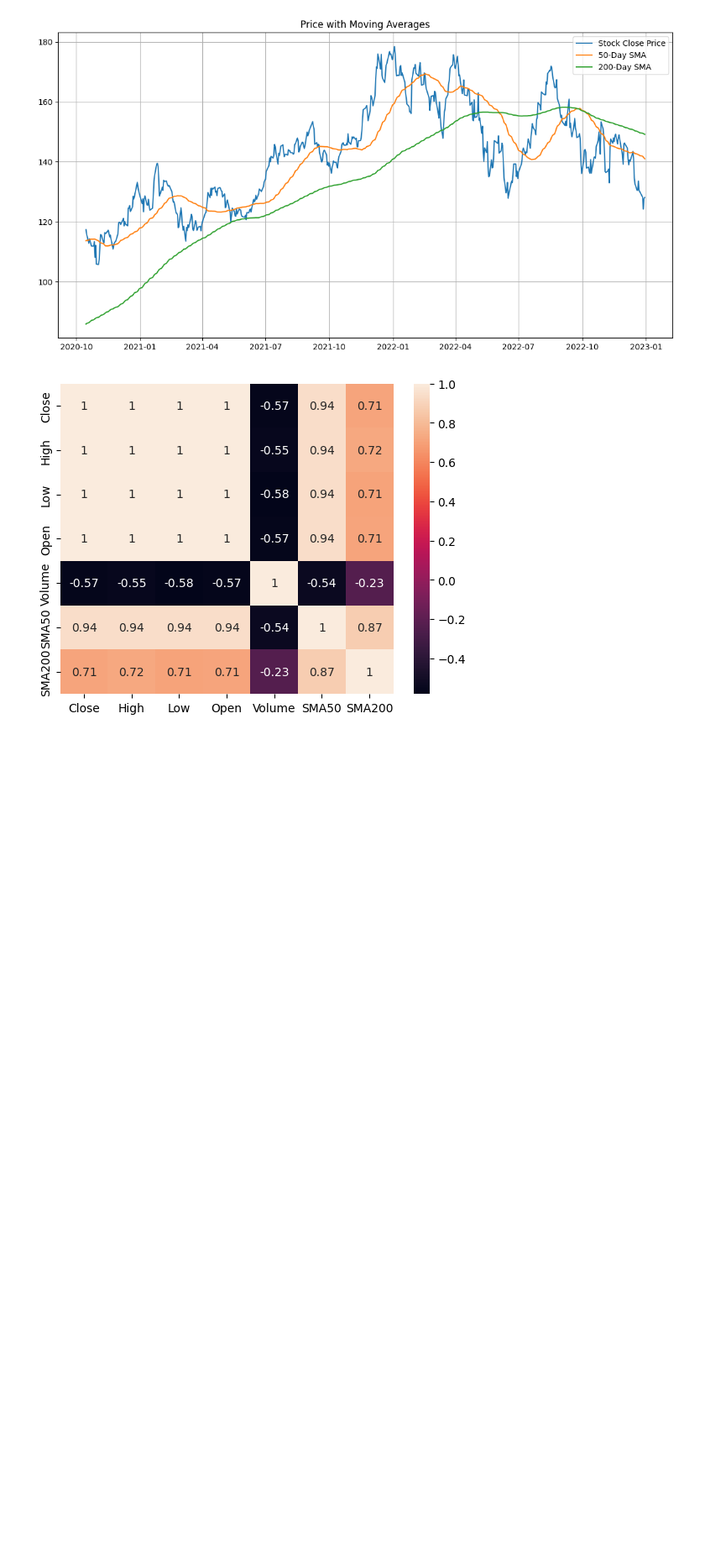
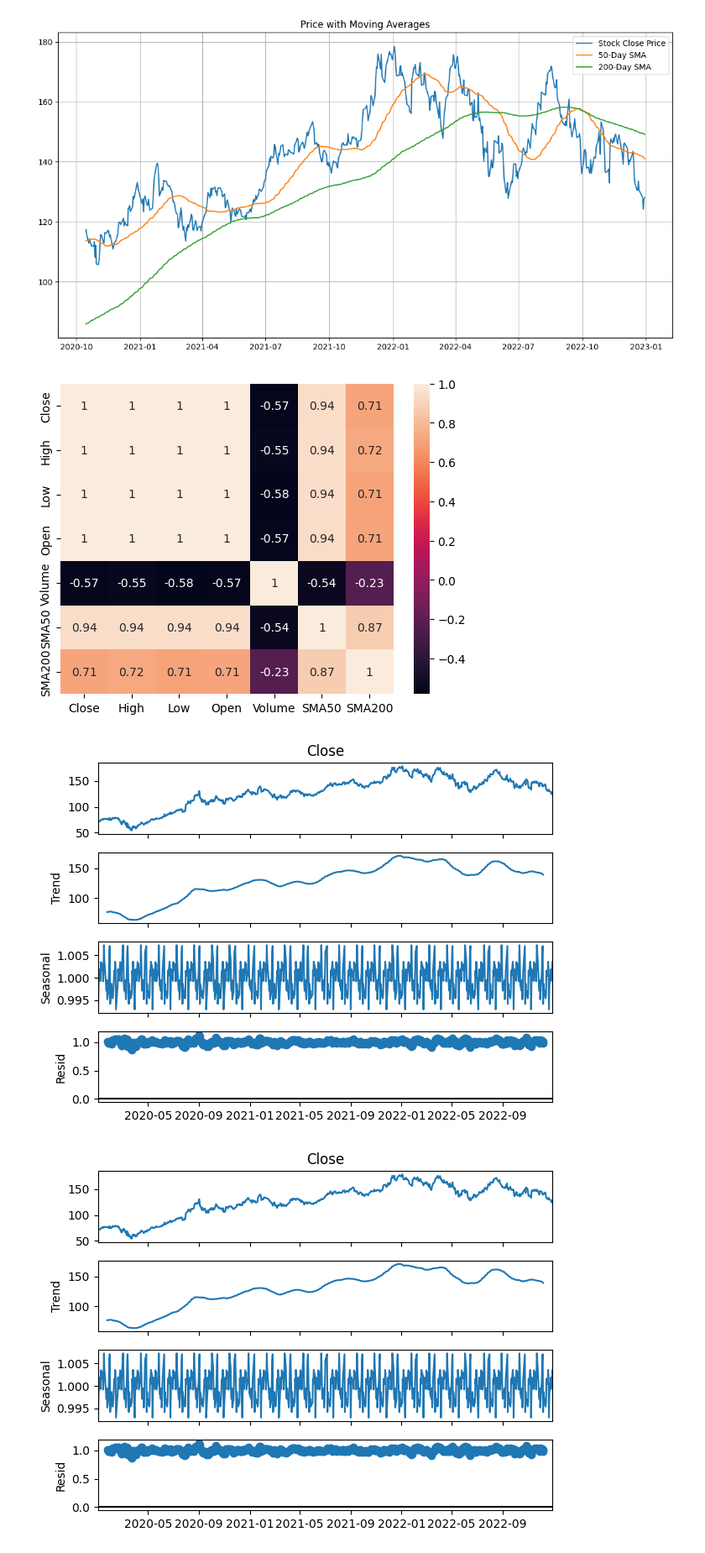
Before and after one commit to juanLude/backtesting_kangaroo, a Jupyter notebook: moving_avg_crossovers.ipynb, the cells around one changed output. Shown at 84% size. Drawn from its saved outputs; the diff is of its cells as text; code cells hidden in the pictures; blank space fills up the shorter version.

```diff
--- a/moving_avg_crossovers.ipynb
+++ b/moving_avg_crossovers.ipynb
@@ -62,0 +70,7 @@ plt.show()
+# %%
+# Perform a seasonal decomposition of the data
+result = seasonal_decompose(df['Close'], model='multiplicative', period=30)
+result.plot()
+# %% [output]
+[figure, added]
+[figure, added]
```
Also changed, not shown: parts of 7 cells of this notebook.
